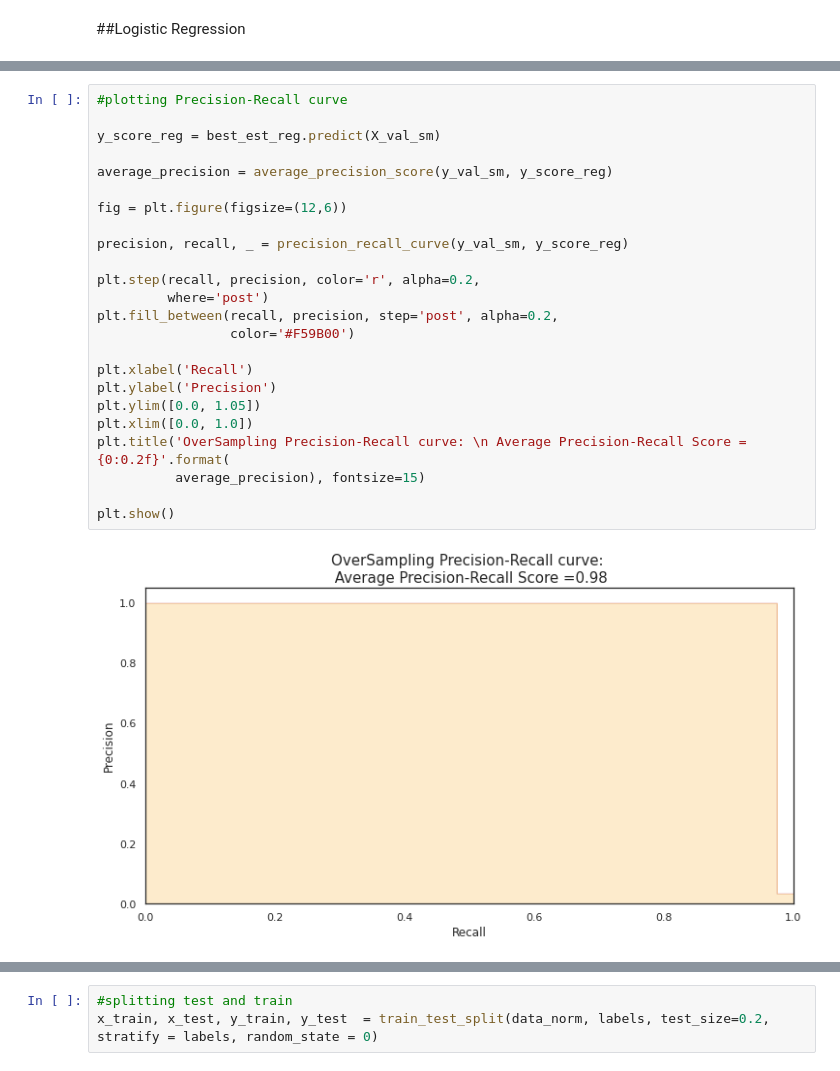
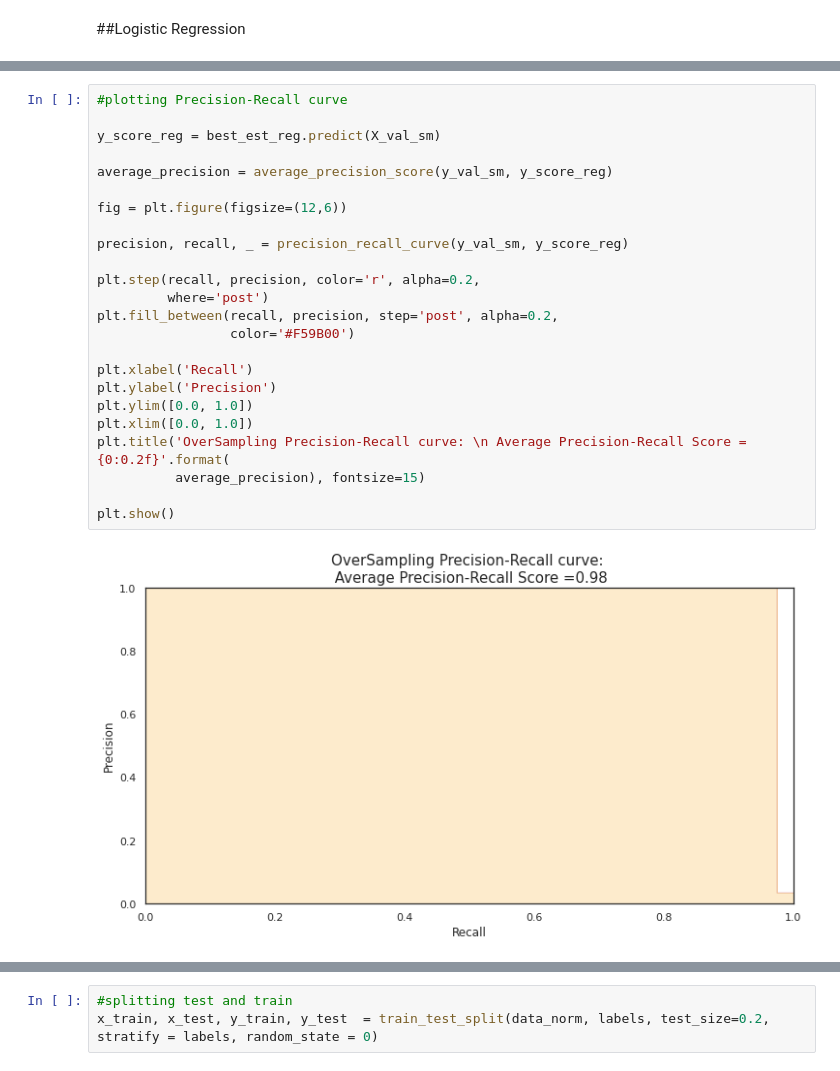
Before and after one commit to LaurenVaught/CompanyBankruptcyPrediction, a Jupyter notebook: Company_Bankrupt_Prediction.ipynb, the cells around one changed output, grey strips where cells are left out. Drawn from its saved outputs; the diff is of its cells as text.

```diff
--- a/Company_Bankrupt_Prediction.ipynb
+++ b/Company_Bankrupt_Prediction.ipynb
@@ -520,26 +533,26 @@ f1: 0.9868800416341399
 # %%
 #plotting Precision-Recall curve
 
 y_score_reg = best_est_reg.predict(X_val_sm)
 
 average_precision = average_precision_score(y_val_sm, y_score_reg)
 
 fig = plt.figure(figsize=(12,6))
 
 precision, recall, _ = precision_recall_curve(y_val_sm, y_score_reg)
 
 plt.step(recall, precision, color='r', alpha=0.2,
          where='post')
 plt.fill_between(recall, precision, step='post', alpha=0.2,
                  color='#F59B00')
 
 plt.xlabel('Recall')
 plt.ylabel('Precision')
-plt.ylim([0.0, 1.05])
+plt.ylim([0.0, 1.0])
 plt.xlim([0.0, 1.0])
 plt.title('OverSampling Precision-Recall curve: \n Average Precision-Recall Score ={0:0.2f}'.format(
           average_precision), fontsize=15)
 
 plt.show()
 # %% [output]
-[figure, old version]
+[figure, new version]
```
Also changed, not shown: parts of 18 cells of this notebook.
